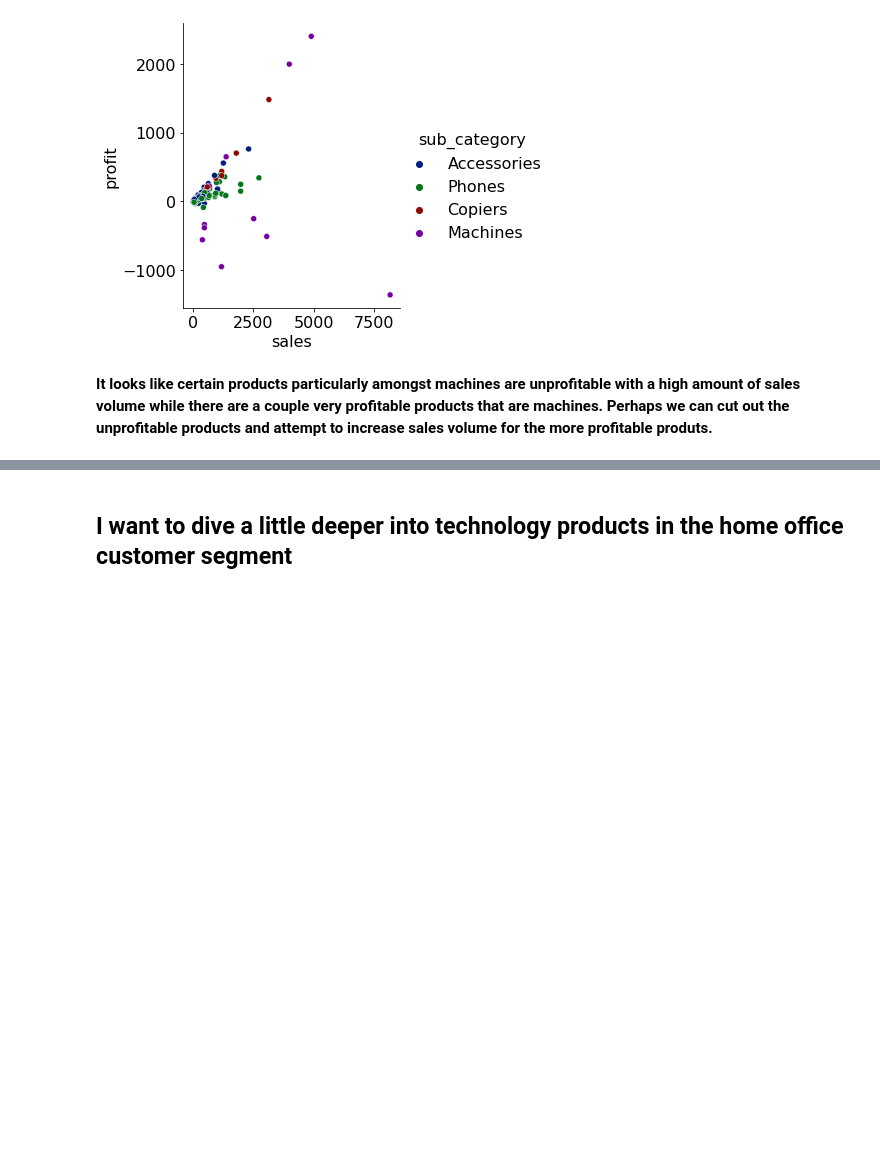
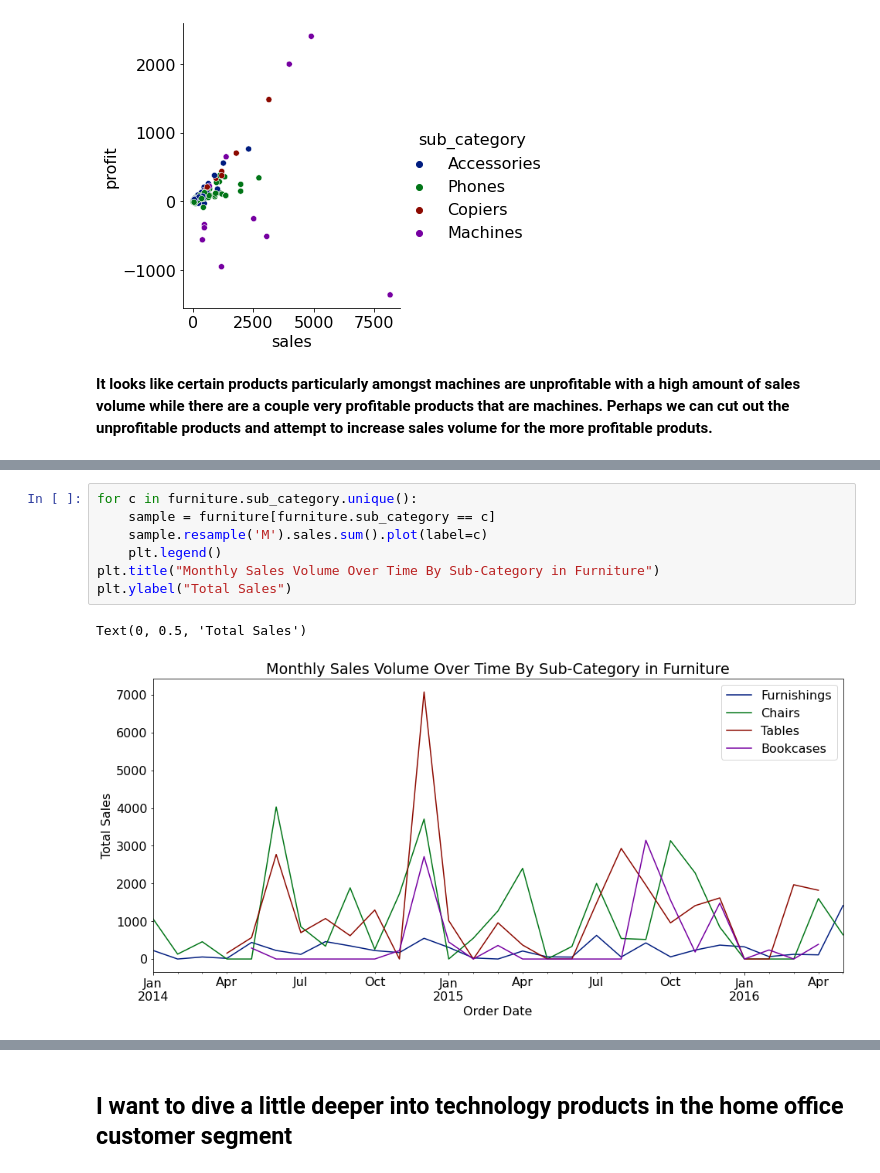
Before and after one commit to Kristofer-Rivera-and-Oliver-Ton/time_series_project, a Jupyter notebook: rivera_working_notebook.ipynb, the cells around one changed output, grey strips where cells are left out. Cells and saved outputs as stored; diff of their text form; blank space fills up the shorter version.

```diff
--- a/rivera_working_notebook.ipynb
+++ b/rivera_working_notebook.ipynb
@@ -461,0 +482,10 @@ sns.relplot(x='sales', y='profit', data = technology, hue = 'sub_category')
+# %%
+for c in furniture.sub_category.unique():
+    sample = furniture[furniture.sub_category == c]
+    sample.resample('M').sales.sum().plot(label=c)
+    plt.legend()
+plt.title("Monthly Sales Volume Over Time By Sub-Category in Furniture")
+plt.ylabel("Total Sales")
+# %% [output]
+Text(0, 0.5, 'Total Sales')
+[figure, added]
```
Also changed, not shown: parts of 27 cells of this notebook.
